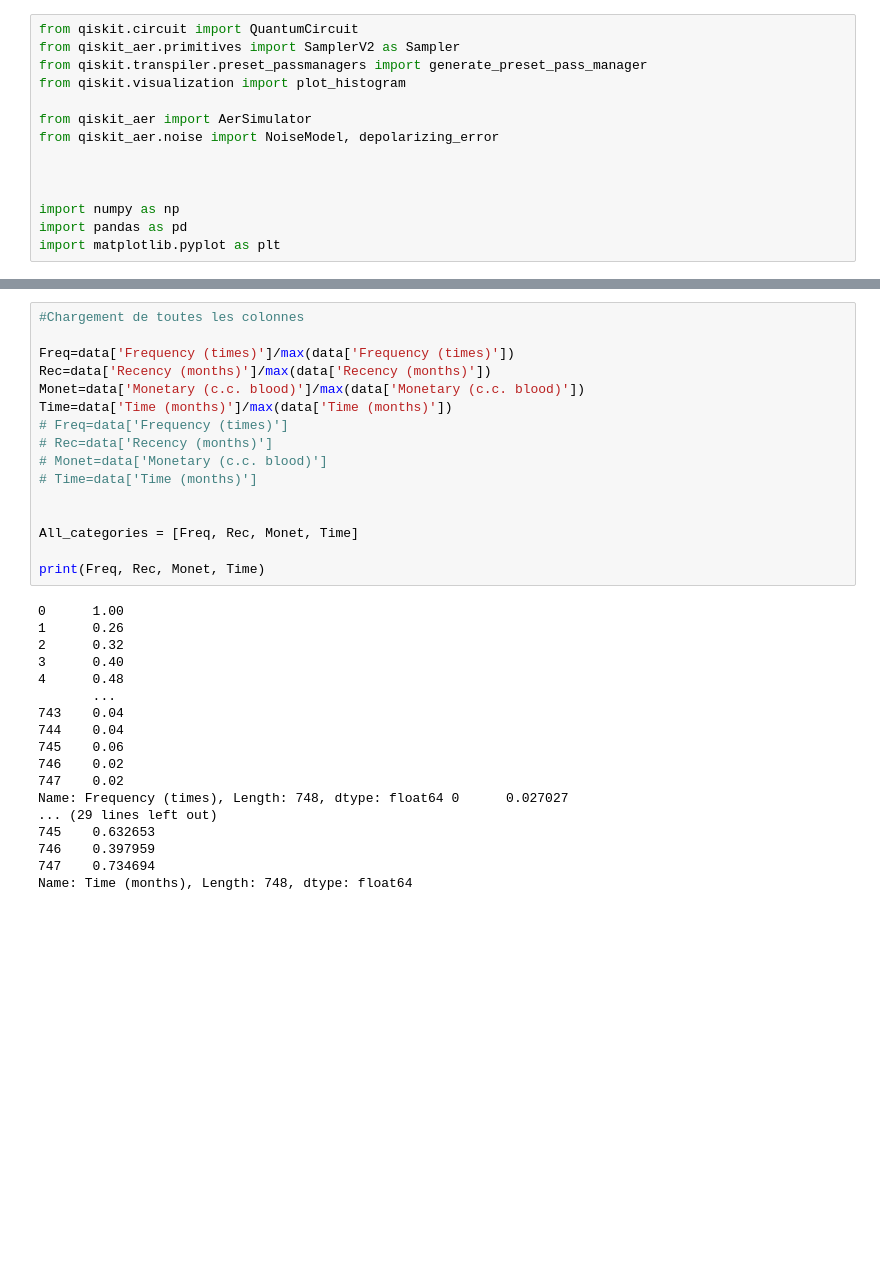
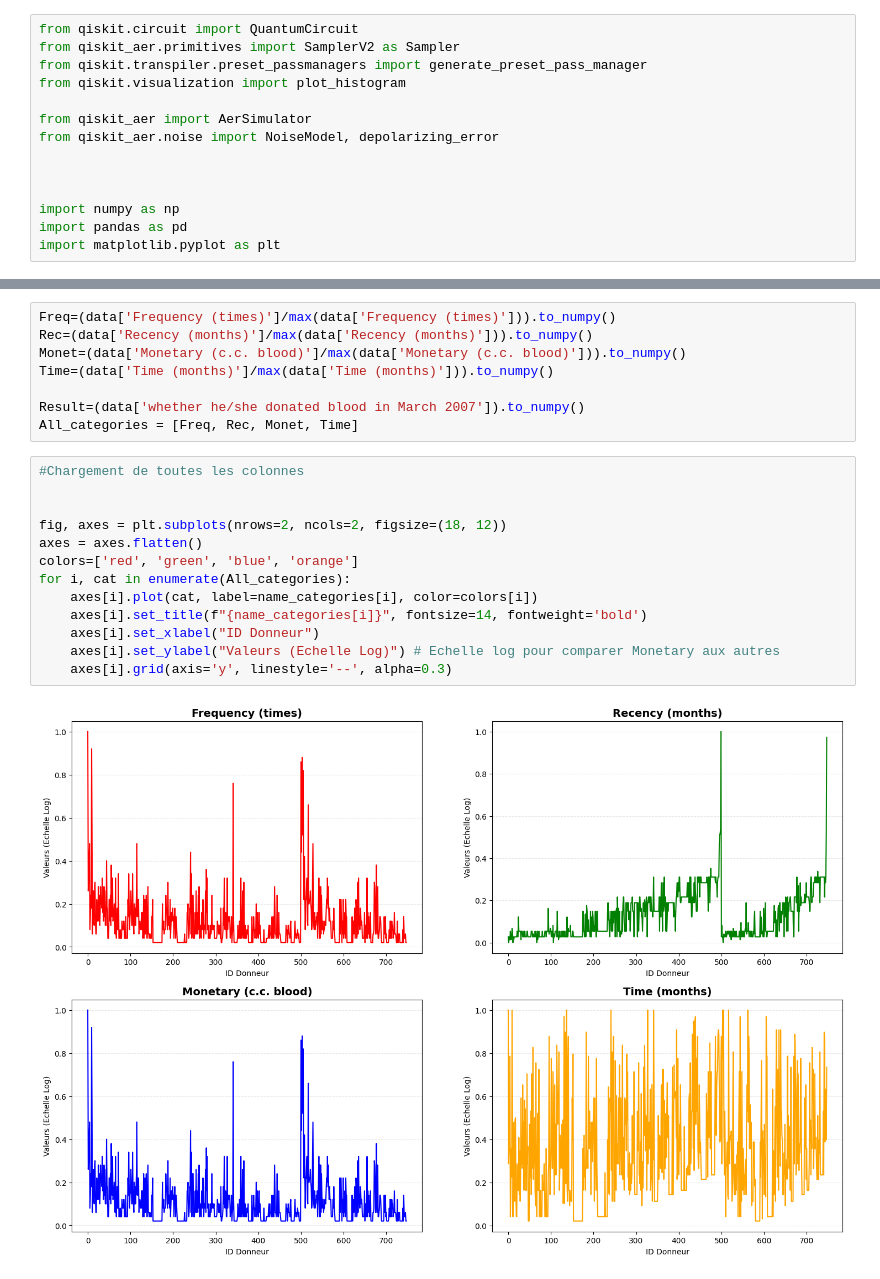
Before and after one commit to hugopgs/Application_Informatique_Quantique, a Jupyter notebook: Projet Noté/Projet.ipynb, the cells around one changed output, grey strips where cells are left out. Saved outputs shown, nothing was run; the diff lists cells and outputs as text; blank space fills up the shorter version.

```diff
--- a/Projet Noté/Projet.ipynb
+++ b/Projet Noté/Projet.ipynb
@@ -84,34 +96,23 @@ plt.show()
+# %%
+Freq=(data['Frequency (times)']/max(data['Frequency (times)'])).to_numpy()
+Rec=(data['Recency (months)']/max(data['Recency (months)'])).to_numpy()
+Monet=(data['Monetary (c.c. blood)']/max(data['Monetary (c.c. blood)'])).to_numpy()
+Time=(data['Time (months)']/max(data['Time (months)'])).to_numpy()
+
+Result=(data['whether he/she donated blood in March 2007']).to_numpy()
+All_categories = [Freq, Rec, Monet, Time]
 # %%
 #Chargement de toutes les colonnes
 
-Freq=data['Frequency (times)']/max(data['Frequency (times)'])
-Rec=data['Recency (months)']/max(data['Recency (months)'])
-Monet=data['Monetary (c.c. blood)']/max(data['Monetary (c.c. blood)'])
-Time=data['Time (months)']/max(data['Time (months)'])
-# Freq=data['Frequency (times)']
-# Rec=data['Recency (months)']
-# Monet=data['Monetary (c.c. blood)']
-# Time=data['Time (months)']
 
-
-All_categories = [Freq, Rec, Monet, Time]
-
-print(Freq, Rec, Monet, Time)
+fig, axes = plt.subplots(nrows=2, ncols=2, figsize=(18, 12))
+axes = axes.flatten()
+colors=['red', 'green', 'blue', 'orange']
+for i, cat in enumerate(All_categories):
+    axes[i].plot(cat, label=name_categories[i], color=colors[i])
+    axes[i].set_title(f"{name_categories[i]}", fontsize=14, fontweight='bold')
+    axes[i].set_xlabel("ID Donneur")
+    axes[i].set_ylabel("Valeurs (Echelle Log)") # Echelle log pour comparer Monetary aux autres
+    axes[i].grid(axis='y', linestyle='--', alpha=0.3)
 # %% [output]
-0      1.00
-1      0.26
-2      0.32
-3      0.40
-4      0.48
-       ...
-743    0.04
-744    0.04
-745    0.06
-746    0.02
-747    0.02
-Name: Frequency (times), Length: 748, dtype: float64 0      0.027027
-... (29 lines left out)
-745    0.632653
-746    0.397959
-747    0.734694
-Name: Time (months), Length: 748, dtype: float64
+[figure, added]
```
Also changed, not shown: parts of 9 cells of this notebook.
